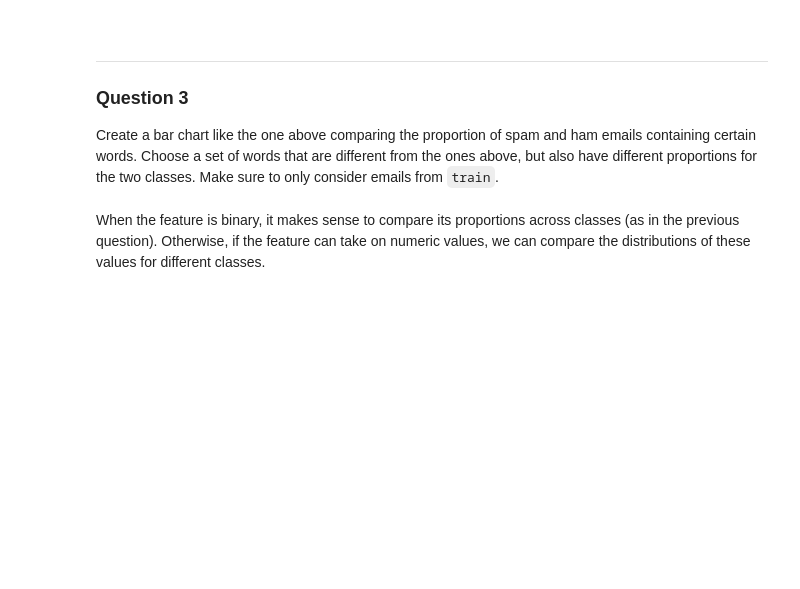
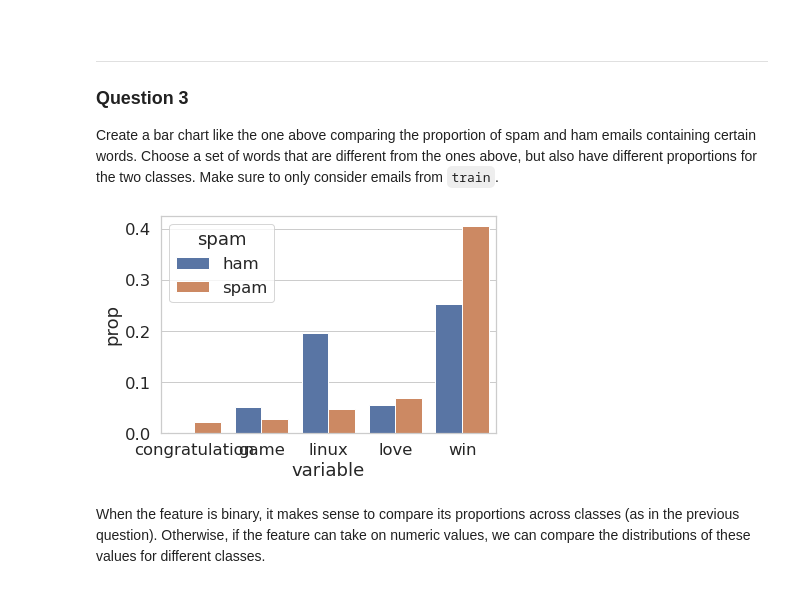
Before and after one commit to b-y-f/sp22, a Jupyter notebook: proj/proj2a/proj2a.ipynb, the cells around one changed output. Saved outputs shown, nothing was run; the diff lists cells and outputs as text; code cells hidden in the pictures; blank space fills up the shorter version.

```diff
--- a/proj/proj2a/proj2a.ipynb
+++ b/proj/proj2a/proj2a.ipynb
@@ -200,7 +241,7 @@ def words_in_texts(words, texts):
         NumPy array of 0s and 1s with shape (n, p) where n is the
         number of texts and p is the number of words.
     '''
-    indicator_array = ...
+    indicator_array = np.array([[1 if word in text else 0 for word in words] for text in texts])
     return indicator_array
 # %%
 grader.check("q2")
@@ -247,10 +307,24 @@ manual: True
 format: image
 points: 3
 -->
-# %%
-train = train.reset_index(drop=True) # We must do this in order to preserve the ordering of emails to labels for words_in_texts
-
-...
+# %%
+train = train.reset_index(drop=True) # We must do this in order to preserve the ordering of emails to labels for words_in_texts
+
+total_spam = len(train[train['spam']==1])
+total_ham = len(train) - total_spam
+
+cols = ['game','love','linux','congratulation','win']
+merged = pd.DataFrame(words_in_texts(cols, train['email']),columns=cols)
+df = pd.concat((merged,train[['spam']]),axis=1).melt('spam')
+df = df[df['value'] == 1][['spam','variable']]
+
+new_df = df.groupby(['variable','spam']).apply(lambda grp: len(grp['spam'])/total_spam if grp['spam'].all()==1 else len(grp['spam'])/total_ham)
+new_df = new_df.reset_index(name='prop')
+new_df['spam'] = new_df['spam'].replace({0:'ham',1:'spam'})
+
+sns.barplot(x='variable',y='prop',hue='spam',data=new_df);
+# %% [output]
+[figure, added]
 # %% [markdown]
 <!-- END QUESTION -->
 
```
Also changed, not shown: parts of 27 cells of this notebook, 34 other files.
